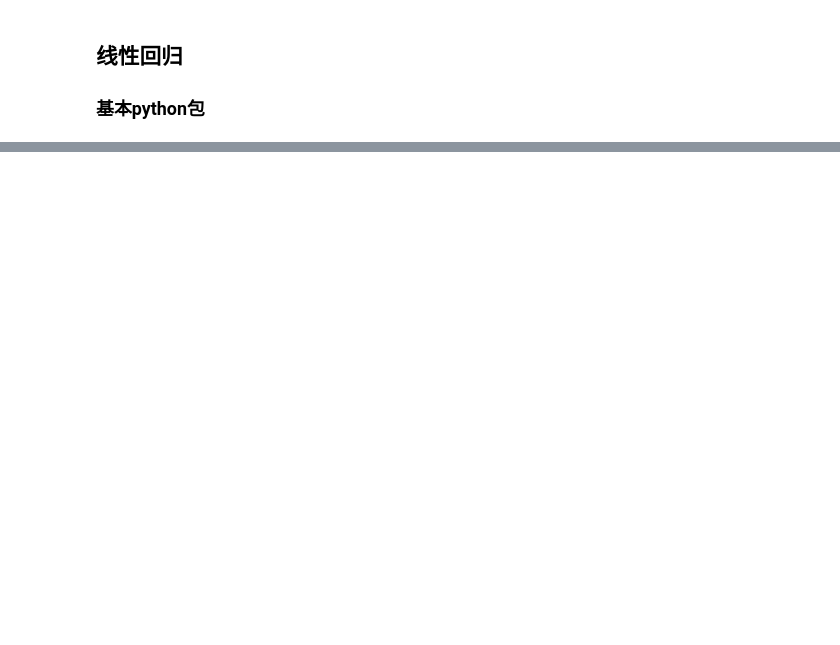
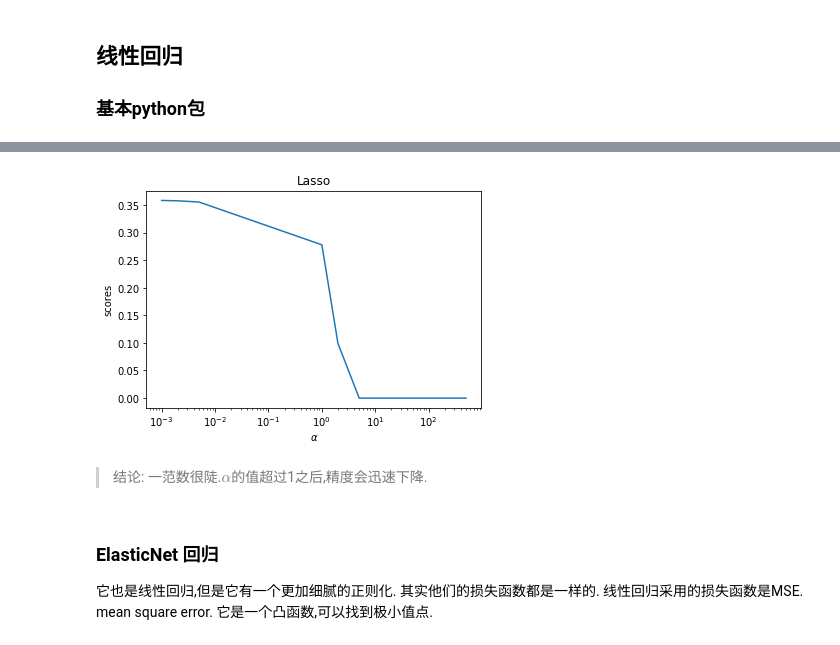
Before and after one commit to sycophant-stone/ml_dl_book_notes, a Jupyter notebook: chapter1_linearRegression.ipynb, the cells around one changed output, grey strips where cells are left out. Drawn from its saved outputs; the diff is of its cells as text; code cells hidden in the pictures; blank space fills up the shorter version.

```diff
--- a/chapter1_linearRegression.ipynb
+++ b/chapter1_linearRegression.ipynb
@@ -28,0 +86,30 @@ Score:  0
+# %%
+def test_lasso_with_alpha(*data):
+    X_train,X_test,y_train,y_test=data
+    alphas=[0.001,0.002,0.005,1,2,5,10,20,50,100,200,500]
+    scores=[]
+    for i,alpha in enumerate(alphas):
+        regr=linear_model.Lasso(alpha=alpha)
+        regr.fit(X_train,y_train)
+        scores.append(regr.score(X_test,y_test))
+    fig=plt.figure()
+    ax=fig.add_subplot(1,1,1)
+    ax.plot(alphas,scores)
+    ax.set_title('Lasso')
+    ax.set_xscale('log')
+    ax.set_xlabel(r"$\alpha$")
+    ax.set_ylabel(r'scores')
+    plt.show()
+# %%
+test_lasso_with_alpha(X_train,X_test,y_train,y_test)
+# %% [output]
+[figure, added]
+# %% [markdown]
+> 结论:
+  一范数很陡.$\alpha$的值超过1之后,精度会迅速下降.
+# %% [markdown]
+### ElasticNet 回归
+它也是线性回归,但是它有一个更加细腻的正则化.
+其实他们的损失函数都是一样的.
+线性回归采用的损失函数是MSE. mean square error.
+它是一个凸函数,可以找到极小值点.
```
Also changed, not shown: parts of 22 cells of this notebook.
